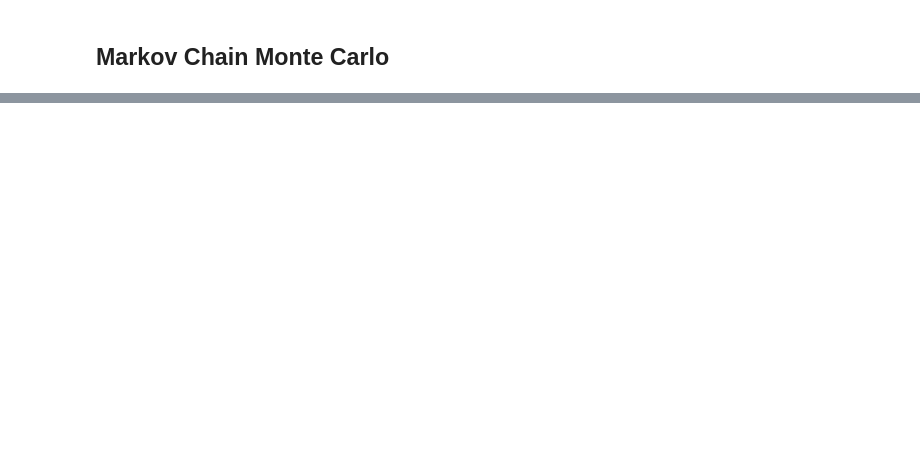
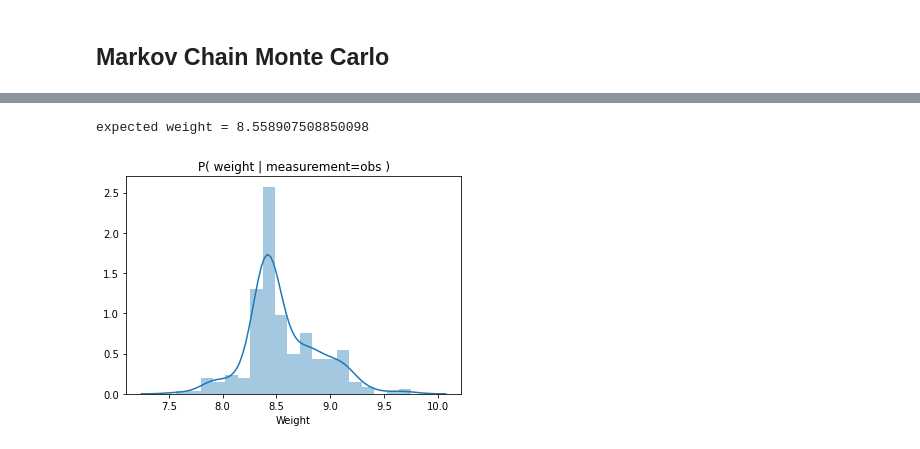
Before and after one commit to ginevracoal/statistical-machine-learning, a Jupyter notebook: notebooks/04_mcmc.ipynb, the cells around one changed output, grey strips where cells are left out. Drawn from its saved outputs; the diff is of its cells as text; code cells hidden in the pictures; blank space fills up the shorter version.

```diff
--- a/notebooks/04_mcmc.ipynb
+++ b/notebooks/04_mcmc.ipynb
@@ -81,0 +114,10 @@ Text(0, 0.5, '#')
+# %%
+print("expected weight =", mcmc_samples['weight'].mean().item())
+
+sns.distplot(mcmc_samples['weight'])
+plt.title("P( weight | measurement=obs )")
+plt.xlabel("Weight")
+plt.show()
+# %% [output]
+expected weight = 8.558907508850098
+[figure, added]
```
Also changed, not shown: parts of 38 cells of this notebook.
